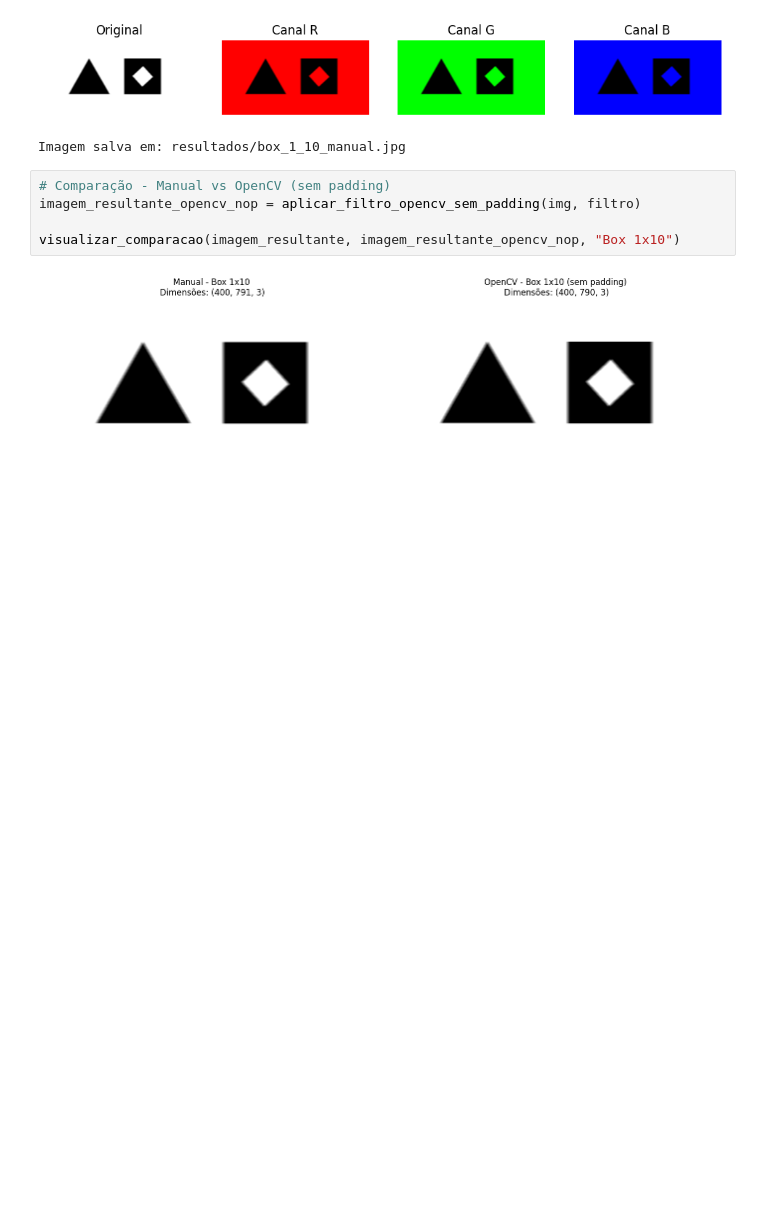
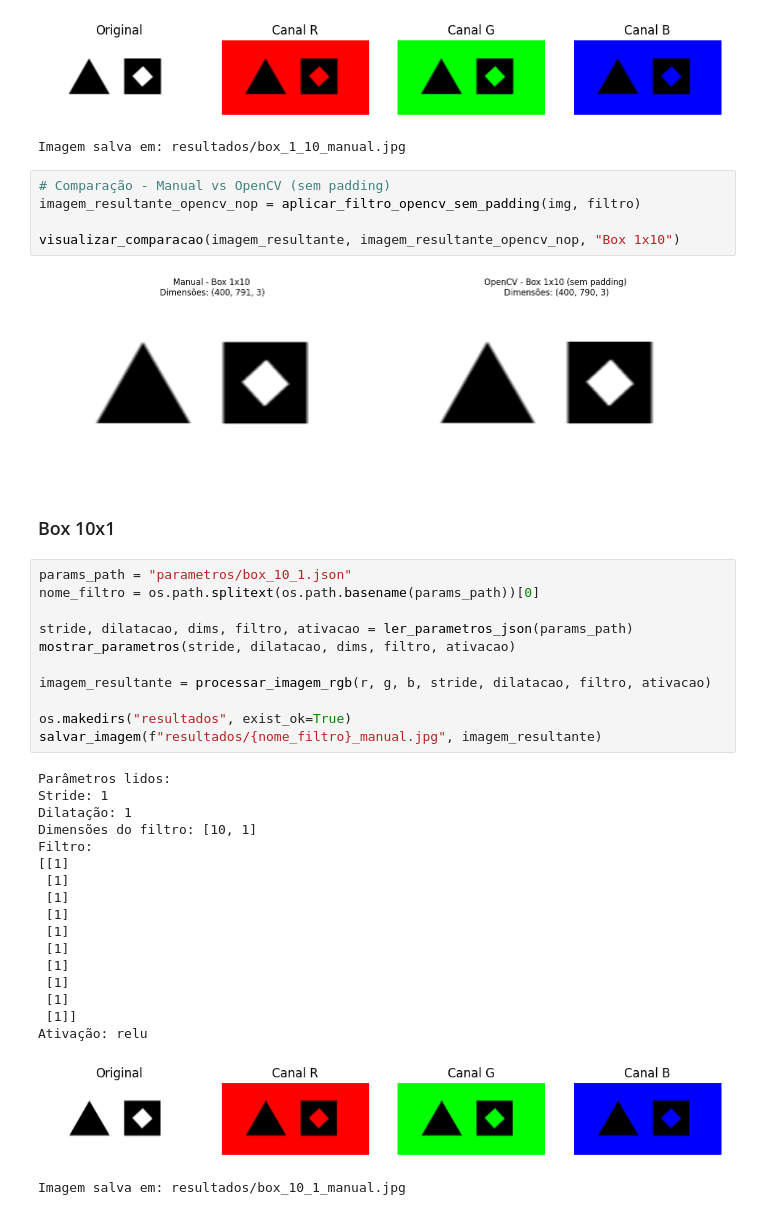
Before and after one commit to adriel1ft/atrous-correlation, a Jupyter notebook: completo.ipynb, the cells around one changed output. Cells and saved outputs as stored; diff of their text form; blank space fills up the shorter version.

Commit message:
rodei testes para todos os filtros

```diff
--- a/completo.ipynb
+++ b/completo.ipynb
@@ -333,3 +333,35 @@ imagem_resultante_opencv_nop = aplicar_filtro_opencv_sem_padding(img, filtro)
 visualizar_comparacao(imagem_resultante, imagem_resultante_opencv_nop, "Box 1x10")
 # %% [output]
 [figure]
+# %% [markdown]
+### Box 10x1
+# %%
+params_path = "parametros/box_10_1.json"
+nome_filtro = os.path.splitext(os.path.basename(params_path))[0]
+
+stride, dilatacao, dims, filtro, ativacao = ler_parametros_json(params_path)
+mostrar_parametros(stride, dilatacao, dims, filtro, ativacao)
+
+imagem_resultante = processar_imagem_rgb(r, g, b, stride, dilatacao, filtro, ativacao)
+
+os.makedirs("resultados", exist_ok=True)
+salvar_imagem(f"resultados/{nome_filtro}_manual.jpg", imagem_resultante)
+# %% [output]
+Parâmetros lidos:
+Stride: 1
+Dilatação: 1
+Dimensões do filtro: [10, 1]
+Filtro:
+[[1]
+ [1]
+ [1]
+ [1]
+ [1]
+ [1]
+ [1]
+ [1]
+ [1]
+ [1]]
+Ativação: relu
+[figure, added]
+Imagem salva em: resultados/box_10_1_manual.jpg
```
Also changed, not shown: parts of 11 cells of this notebook, 1 other file.
